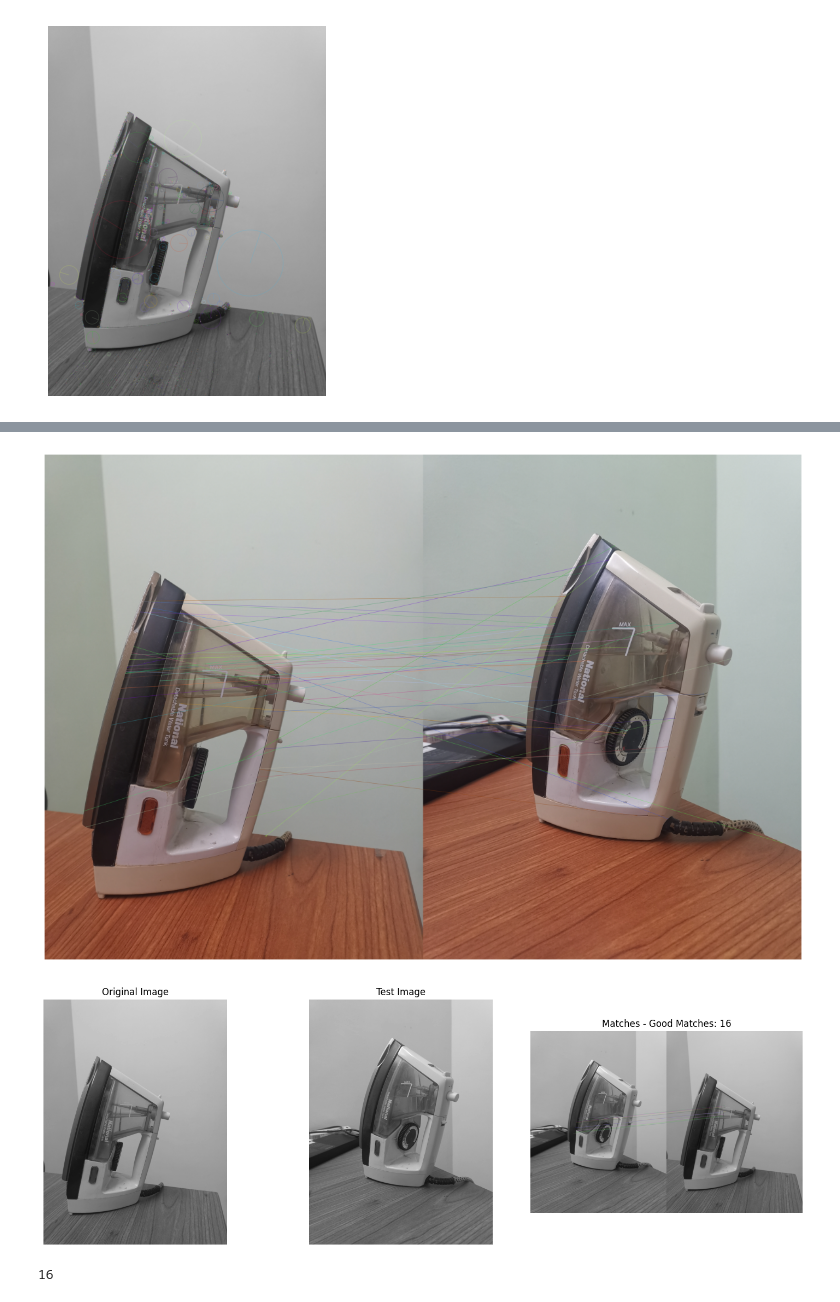
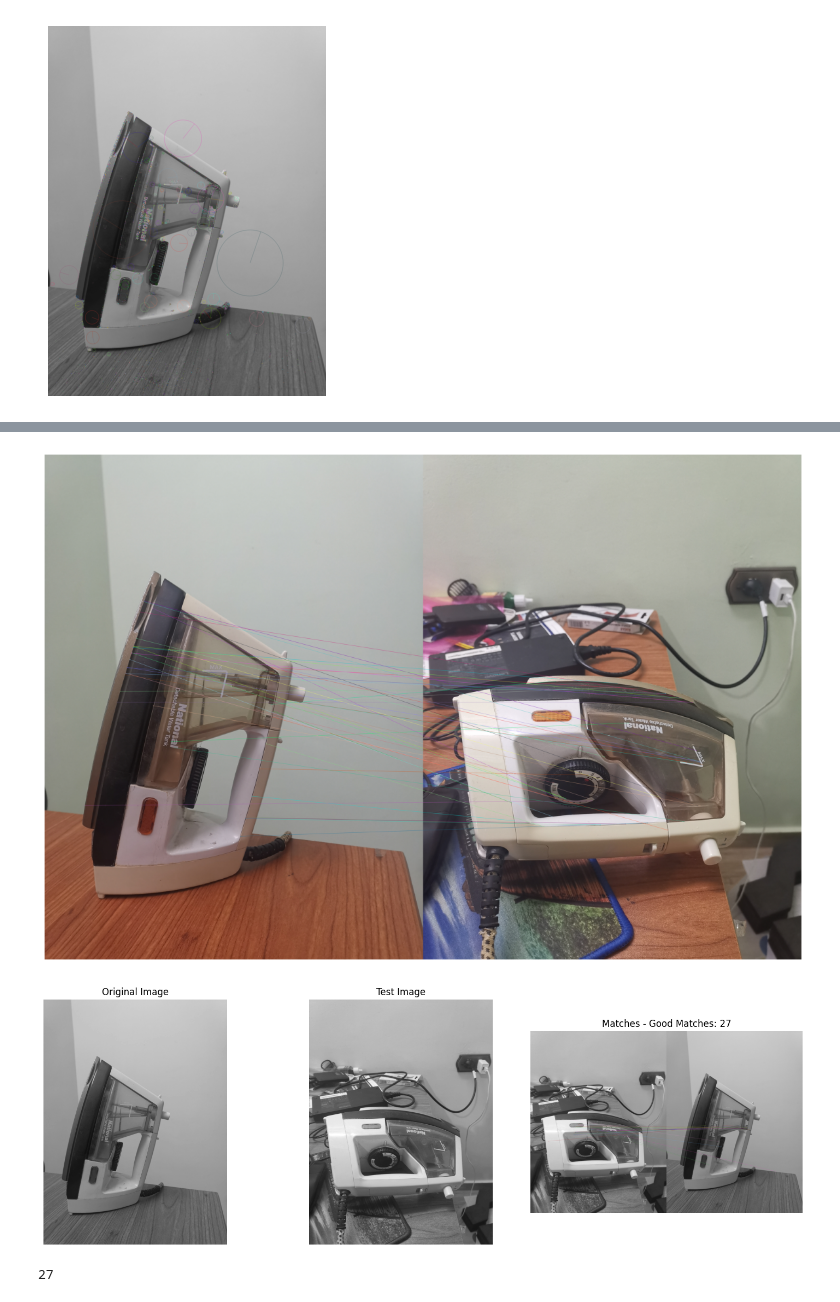
Before and after one commit to WelsonAA/CV-Assesment, a Jupyter notebook: assesment_mini.ipynb, the cells around one changed output, grey strips where cells are left out. Drawn from its saved outputs; the diff is of its cells as text; code cells hidden in the pictures.

```diff
--- a/assesment_mini.ipynb
+++ b/assesment_mini.ipynb
@@ -4,7 +4,7 @@ import numpy as np
 import cv2
 # %%
 original_image_bgr = cv2.imread('original.jpg')
-test_image_bgr = cv2.imread('test.jpg')
+test_image_bgr = cv2.imread('test_2.jpg')
 # %%
 original_image_rgb = cv2.cvtColor(original_image_bgr, cv2.COLOR_BGR2RGB)
 test_image_rgb = cv2.cvtColor(test_image_bgr, cv2.COLOR_BGR2RGB)
@@ -45,38 +46,38 @@ plt.figure(figsize=(15, 10));
 plt.imshow(img_matches);
 plt.axis('off');
 # %% [output]
-[figure, old version]
+[figure, new version]
 # %%
 
 sift = cv2.SIFT_create()
 
 keypoints1, descriptors1 = sift.detectAndCompute(original_image_gray, None)
 keypoints2, descriptors2 = sift.detectAndCompute(test_image_gray, None)
 
 bf = cv2.BFMatcher()
 matches = bf.knnMatch(descriptors1, descriptors2, k=2)
 
 good_matches = []
 for m, n in matches:
-    if m.distance < 0.4 * n.distance:
+    if m.distance < 0.6 * n.distance:
         good_matches.append(m)
 
 result_image = cv2.drawMatches(test_image_gray, keypoints1, original_image_gray, keypoints2, good_matches, None, flags=cv2.DrawMatchesFlags_NOT_DRAW_SINGLE_POINTS)
 
 fig, ax = plt.subplots(1, 3, figsize=(15, 5))
 ax[0].imshow(original_image_gray, cmap='gray')
 ax[0].set_title('Original Image')
 ax[0].axis('off')
 ax[1].imshow(test_image_gray, cmap='gray')
 ax[1].set_title('Test Image')
 ax[1].axis('off')
 ax[2].imshow(result_image)
 ax[2].set_title(f'Matches - Good Matches: {len(good_matches)}')
 ax[2].axis('off')
 plt.tight_layout()
 plt.show()
 
 len(good_matches)
 # %% [output]
-[figure, old version]
+[figure, new version]
-16
+27
```
Also changed, not shown: parts of 1 cell of this notebook.
